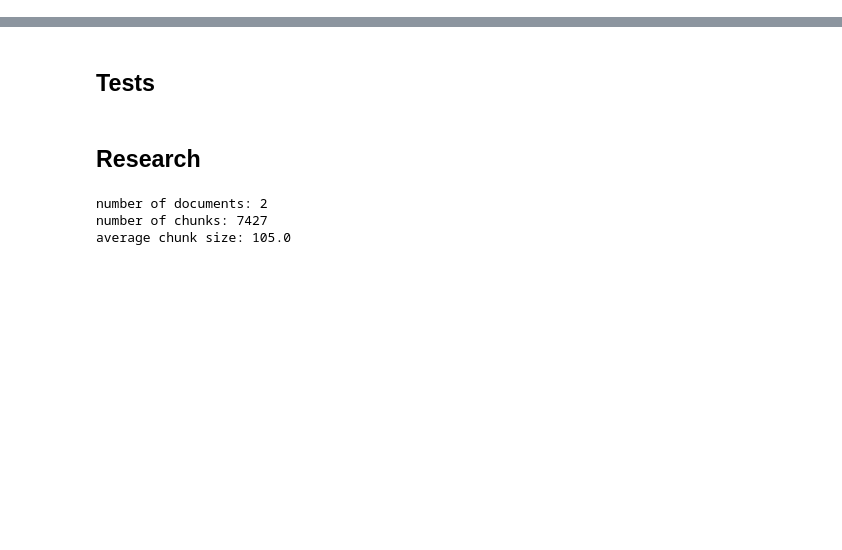
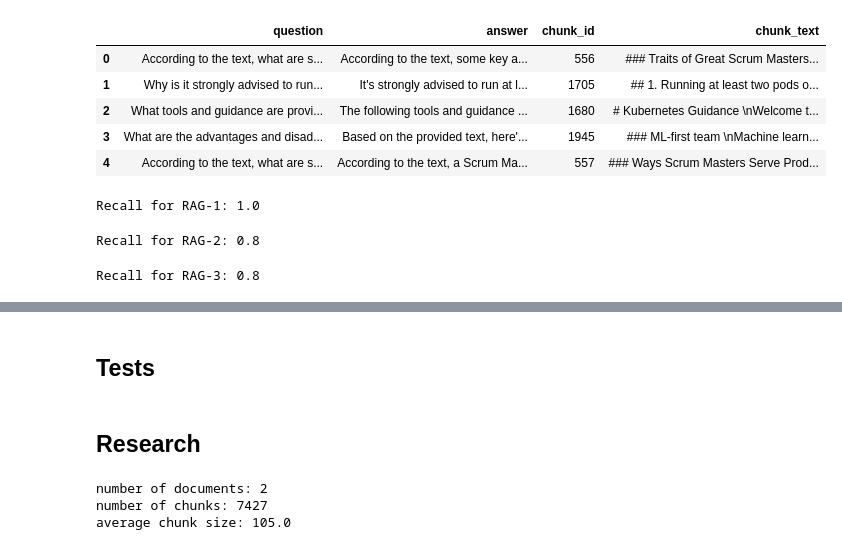
Before and after one commit to sjoerdoffringa/RAG, a Jupyter notebook: development.ipynb, the cells around one changed output, grey strips where cells are left out. Drawn from its saved outputs; the diff is of its cells as text; code cells hidden in the pictures; blank space fills up the shorter version.

Commit message:
add evaluation method

```diff
--- a/development.ipynb
+++ b/development.ipynb
@@ -258,0 +355,26 @@ rag.embedder.index.ntotal
+# %%
+dfqa = pd.read_csv('./evaluation/QA_sets/250305120857.csv')
+dfqa.head()
+# %% [output]
+|  | question | answer | chunk_id | chunk_text |
+| 0 | According to the text, what are s... | According to the text, some key a... | 556 | ### Traits of Great Scrum Masters... |
+| 1 | Why is it strongly advised to run... | It's strongly advised to run at l... | 1705 | ## 1. Running at least two pods o... |
+| 2 | What tools and guidance are provi... | The following tools and guidance ... | 1680 | # Kubernetes Guidance \nWelcome t... |
+| 3 | What are the advantages and disad... | Based on the provided text, here'... | 1945 | ### ML-first team \nMachine learn... |
+| 4 | According to the text, what are s... | According to the text, a Scrum Ma... | 557 | ### Ways Scrum Masters Serve Prod... |
+# %%
+queries = dfqa["question"].tolist()
+
+for rag_name, rag in rags.items():
+    responses = [rag.query(query) for query in queries]
+    answers = [response["answer"] for response in responses]
+    vector_ids = [[chunk['vector_id'] for chunk in response['chunks']] for response in responses]
+    recall_scores = [int(chunk_id in ids) for chunk_id, ids in zip(dfqa['chunk_id'], vector_ids)]
+    dfqa[f"{rag_name} Answer"] = answers
+    dfqa[f"{rag_name} Vector IDs"] = vector_ids
+    dfqa[f"{rag_name} Recall"] = recall_scores
+    print(f"Recall for {rag_name}: {dfqa[f'{rag_name} Recall'].mean()}")
+# %% [output]
+Recall for RAG-1: 1.0
+Recall for RAG-2: 0.8
+Recall for RAG-3: 0.8
```
Also changed, not shown: parts of 39 cells of this notebook, 4 other files.
